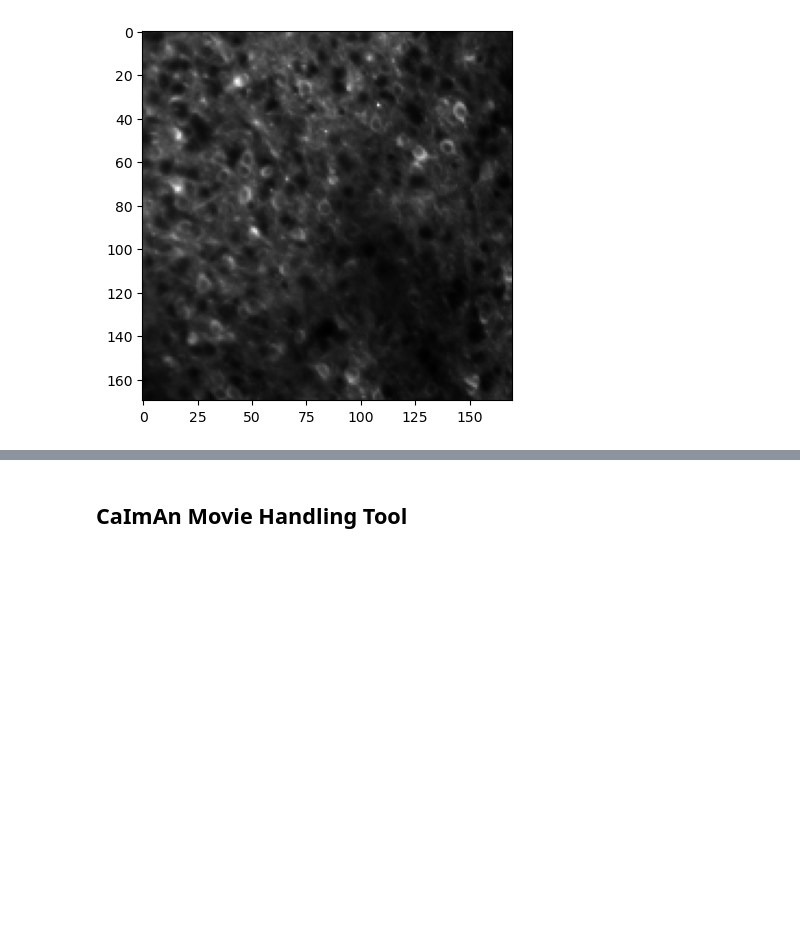
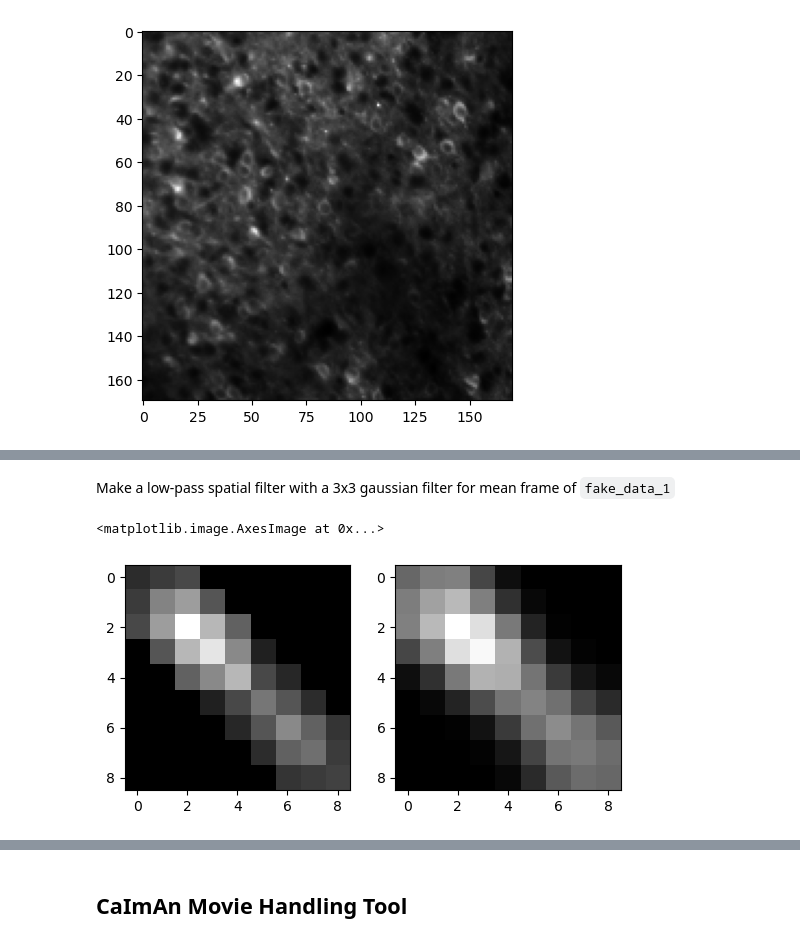
Before and after one commit to ibehave-ibots/Intro-To-Calcium-Imaging-Analysis, a Jupyter notebook: draft2/Summary Images for Calcium Imaging Data Analysis.ipynb, the cells around one changed output, grey strips where cells are left out. Drawn from its saved outputs; the diff is of its cells as text; code cells hidden in the pictures; blank space fills up the shorter version.

```diff
--- a/draft2/Summary Images for Calcium Imaging Data Analysis.ipynb
+++ b/draft2/Summary Images for Calcium Imaging Data Analysis.ipynb
@@ -129,0 +141,13 @@ plt.imshow(mean_proj, cmap='gray');
+# %% [markdown]
+Make a low-pass spatial filter with a 3x3 gaussian filter for mean frame of `fake_data_1`
+# %%
+low_pass = cv2.GaussianBlur(np.mean(fake_data_1, axis=0), (3, 3), 0)
+
+plt.subplot(1,2,1)
+plt.imshow(np.mean(fake_data_1, axis=0), cmap='gray')
+
+plt.subplot(1,2,2)
+plt.imshow(low_pass, cmap='gray')
+# %% [output]
+<matplotlib.image.AxesImage at 0x...>
+[figure, added]
```
Also changed, not shown: parts of 16 cells of this notebook.
